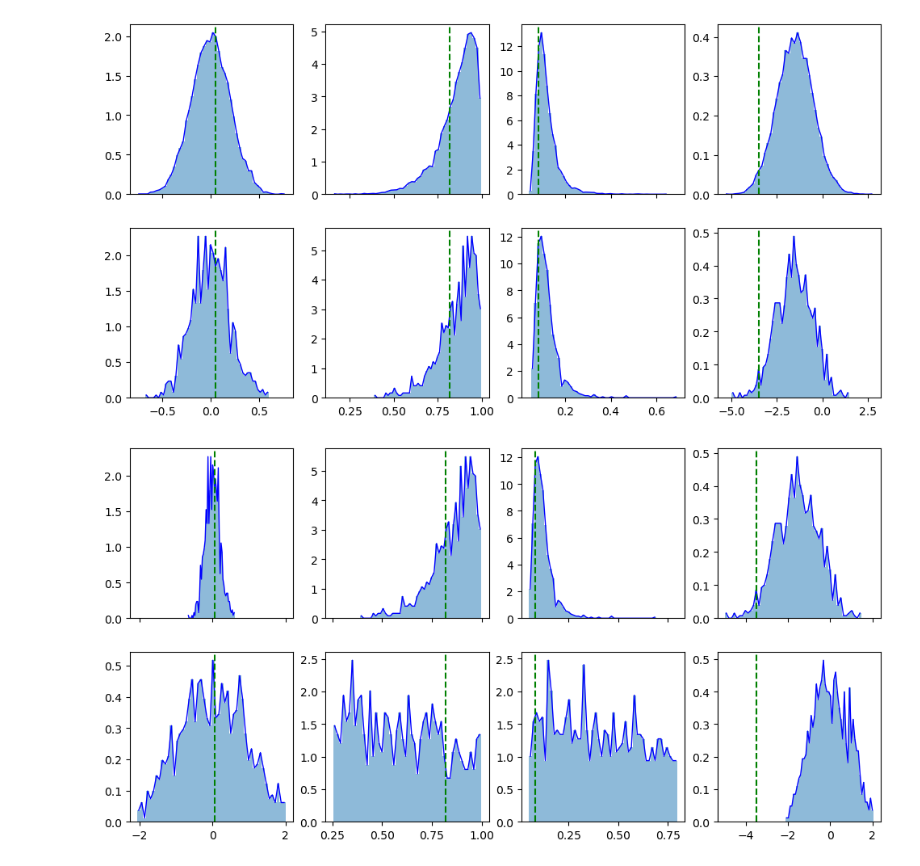
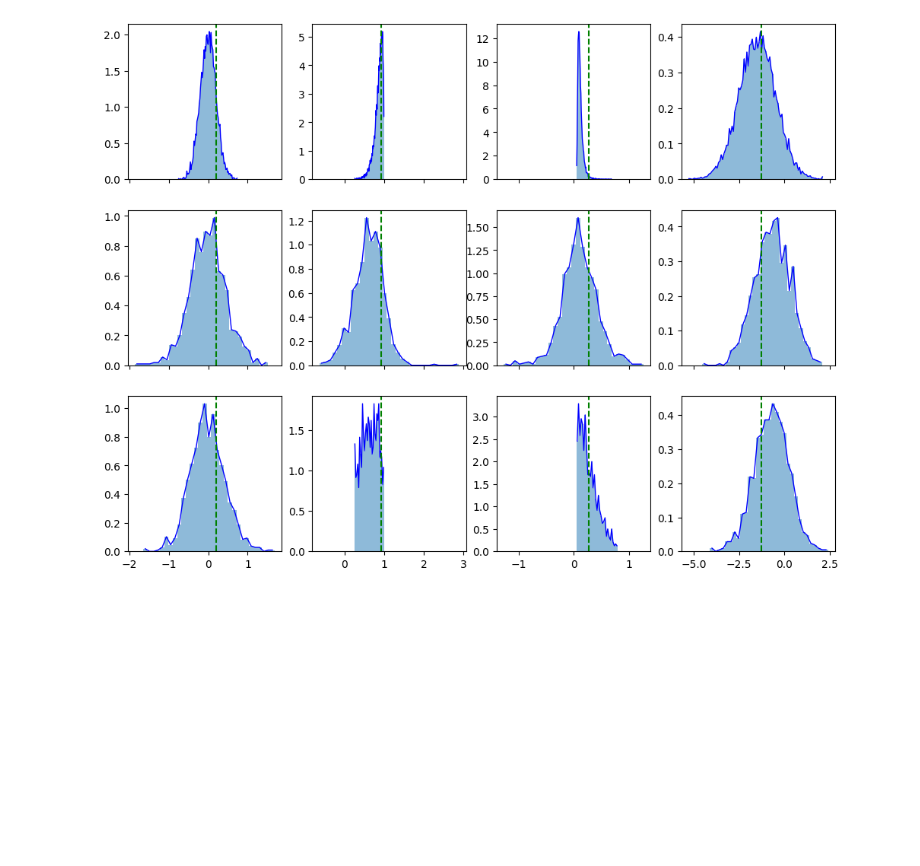
Before and after one commit to nidropakshin2/Sequential-FMPE, a Jupyter notebook: code/notebooks/stochvol.ipynb, the cells around one changed output. Saved outputs shown, nothing was run; the diff lists cells and outputs as text; code cells hidden in the pictures; blank space fills up the shorter version.

```diff
--- a/code/notebooks/stochvol.ipynb
+++ b/code/notebooks/stochvol.ipynb
@@ -47,8 +73,9 @@ from sfmpe.tasks.StochVol import StochVolTask
 # config_path = './configs/sv_config.yaml'
 # with open(config_path) as f:
 #     config = yaml.safe_load(f)
-device = 'cpu'
+device = 'cuda'
 task = StochVolTask(config, device)
+task.summary.to(device)
 logger = task.logger
 logger.info("Starting StochVol task")
 # %% [output]
@@ -91,7 +119,7 @@ theta_0, x_0 = task.simulate_dataset((1,))
 task.logger.info(f"Starting SFMPE for theta: {theta_0}, x: {x_0}")
 params = ProposalParams()
 params.task = task
-params.method = "correct-fast-Truncated"
+params.method = "NPE-A"#"correct-fast-Truncated"
 params.theta_dim = task.theta_dim
 params.theta_0 = theta_0
 params.x_0 = x_0
@@ -106,15 +136,16 @@ path = f"./models/SV_{datetime}.pth.tar.gz"
 
 num_rounds = 3
 sims_per_round = 10000
-epochs = 2000
-show_every = 500
+epochs = 5000
+show_every = 1000
 
-manager = RoundManager(task, fm_estimator, params)
+manager = RoundManager(task, fm_estimator, params, device=device)
 
 code = manager.run_sequential(num_rounds=num_rounds,
                        sims_per_round=sims_per_round,
                        path=path, epochs=epochs,
-                       show_every=show_every)
+                       show_every=show_every,
+                       device=device)
 
 loss = manager.losses
 _, ax = plt.subplots()
@@ -167,25 +194,12 @@ sim_store = manager.store
 # # plt.savefig("output/sv_posterior.png")
 # %%
 posterior = manager.build_posterior()
+from sfmpe.utils.plotting import dist_plot
 
-def dist_comparison(dist1, dist2, true_param=None):
-    _, ax = plt.subplots(2, task.theta_dim, sharex='col', figsize=(3*task.theta_dim, 3*2))
-    for j in range(task.theta_dim):
-        for thetas, i in zip([dist1, dist2], (0, 1)):
-            counts, bins, patches = ax[i][j].hist(thetas[:, :, j], bins=50, alpha=0.5, density=True)
-
-            bin_centers = (bins[:-1] + bins[1:]) / 2
-
-            ax[i][j].plot(bin_centers, counts, 'b-', linewidth=1)
-
-            if true_param is not None:
-                ax[i][j].axvline(x=true_param[:, j], linestyle='--', color='green')
-
-dist_comparison(task.prior.sample((10000, 1)), sim_store.theta[0], true_param=theta_0)
-dist_comparison(sim_store.theta[0], sim_store.theta[1], true_param=theta_0)
-dist_comparison(sim_store.theta[1], sim_store.theta[2], true_param=theta_0)
-# dist_comparison(sim_store.theta[5], sim_store.theta[6], true_param=theta_0)
-# dist_comparison(sim_store.theta[7], sim_store.theta[8], true_param=theta_0)
-dist_comparison(sim_store.theta[2], posterior.sample((10000,)), true_param=theta_0)
-# dist_comparison(task.prior.sample((10000, 1)), posterior.sample((10000,), quantile=0.5), true_param=theta_0)
+dist_plot(sim_store.theta[0].detach().cpu(),
+                # sim_store.theta[1].detach().cpu(),
+                # sim_store.theta[2].detach().cpu(),
+                posterior.sample((1000,)).detach().cpu(),
+                manager.clean_sample((1000, )).detach().cpu(),
+                true_param=theta_0.cpu())
 # %% [output]
@@ -198,2 +218 @@ dist_comparison(sim_store.theta[2], posterior.sample((10000,)), true_param=theta
-[figure, old version]
+[figure, new version]
-[figure, removed]
```
Also changed, not shown: parts of 9 cells of this notebook, 2 other files.
